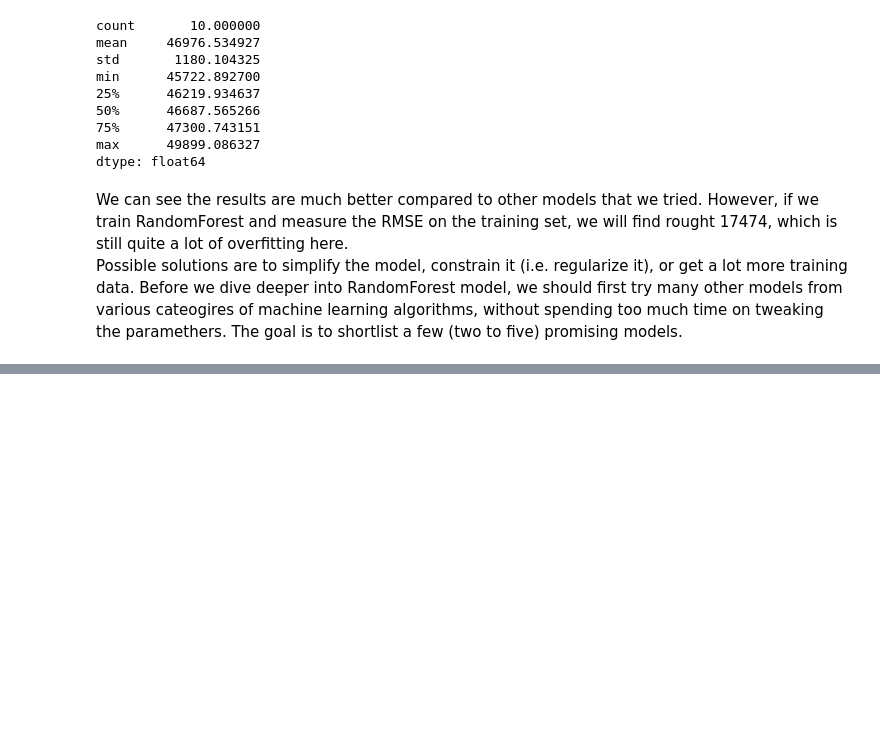
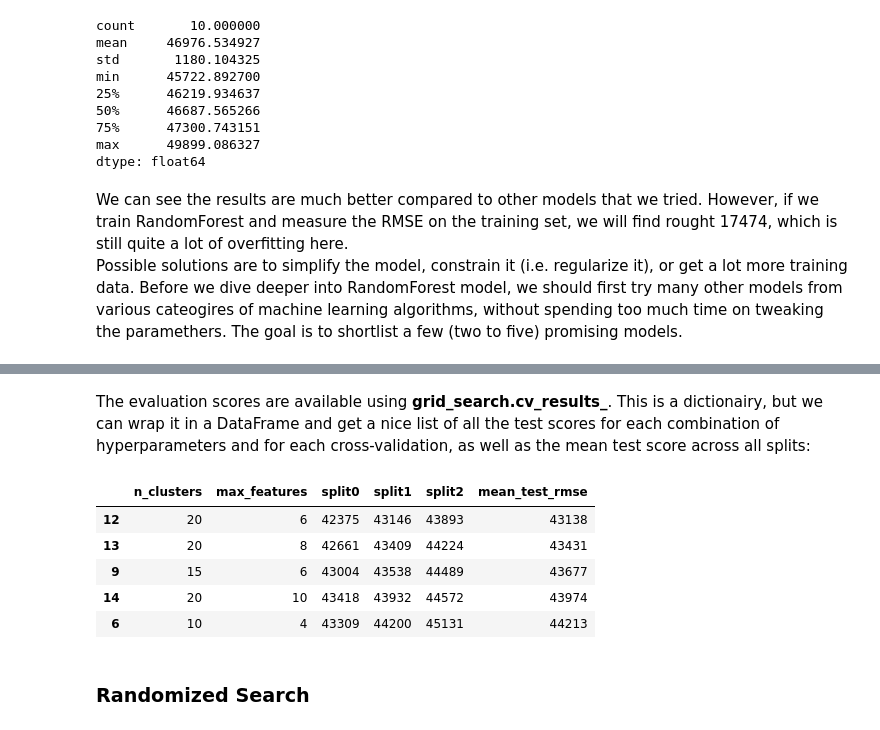
Before and after one commit to PawelMizura/Hands-On_ML, a Jupyter notebook: project_notebook.ipynb, the cells around one changed output, grey strips where cells are left out. Saved outputs shown, nothing was run; the diff lists cells and outputs as text; code cells hidden in the pictures; blank space fills up the shorter version.

Commit message:
Fine-Tuning the Model

```diff
--- a/project_notebook.ipynb
+++ b/project_notebook.ipynb
@@ -1080,0 +1091,16 @@ Possible solutions are to simplify the model, constrain it (i.e. regularize it),
+# %%
+from sklearn.model_selection import GridSearchCV
+
+full_pipeline = Pipeline([
+    ("preprocessing", preprocessing),
+    ("random_forest", RandomForestRegressor(random_state=42)),
+])
+param_grid = [
+    {'preprocessing__geo__n_clusters': [5, 8, 10],
+     'random_forest__max_features': [4, 6, 8]},
+    {'preprocessing__geo__n_clusters': [15, 20],
+     'random_forest__max_features': [6, 8, 10]},
+]
+grid_search = GridSearchCV(full_pipeline, param_grid, cv=3,
+                           scoring='neg_root_mean_squared_error')
+grid_search.fit(housing_cleaned, housing_labels_cleaned)
@@ -1080,0 +1166,24 @@ Possible solutions are to simplify the model, constrain it (i.e. regularize it),
+# %% [markdown]
+The evaluation scores are available using **grid_search.cv_results_**. This is a dictionairy, but we can wrap it in a DataFrame and get a nice list of all the test scores for each combination of hyperparameters and for each cross-validation, as well as the mean test score across all splits:
+# %%
+cv_res = pd.DataFrame(grid_search.cv_results_)
+cv_res.sort_values(by="mean_test_score", ascending=False, inplace=True)
+
+# extra code – these few lines of code just make the DataFrame look nicer
+cv_res = cv_res[["param_preprocessing__geo__n_clusters",
+                 "param_random_forest__max_features", "split0_test_score",
+                 "split1_test_score", "split2_test_score", "mean_test_score"]]
+score_cols = ["split0", "split1", "split2", "mean_test_rmse"]
+cv_res.columns = ["n_clusters", "max_features"] + score_cols
+cv_res[score_cols] = -cv_res[score_cols].round().astype(np.int64)
+
+cv_res.head()
+# %% [output]
+|  | n_clusters | max_features | split0 | split1 | split2 | mean_test_rmse |
+| 12 | 20 | 6 | 42375 | 43146 | 43893 | 43138 |
+| 13 | 20 | 8 | 42661 | 43409 | 44224 | 43431 |
+| 9 | 15 | 6 | 43004 | 43538 | 44489 | 43677 |
+| 14 | 20 | 10 | 43418 | 43932 | 44572 | 43974 |
+| 6 | 10 | 4 | 43309 | 44200 | 45131 | 44213 |
+# %% [markdown]
+### Randomized Search
```
Also changed, not shown: parts of 31 cells of this notebook.
